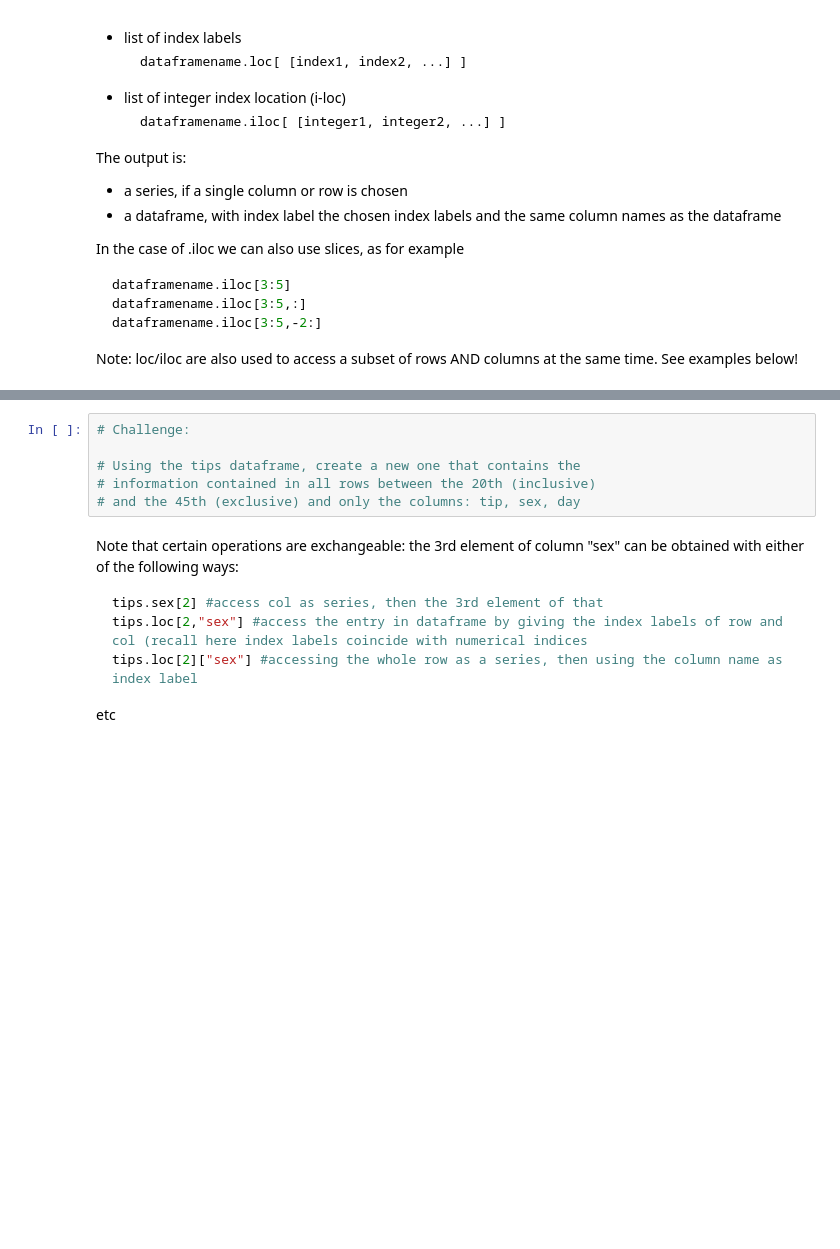
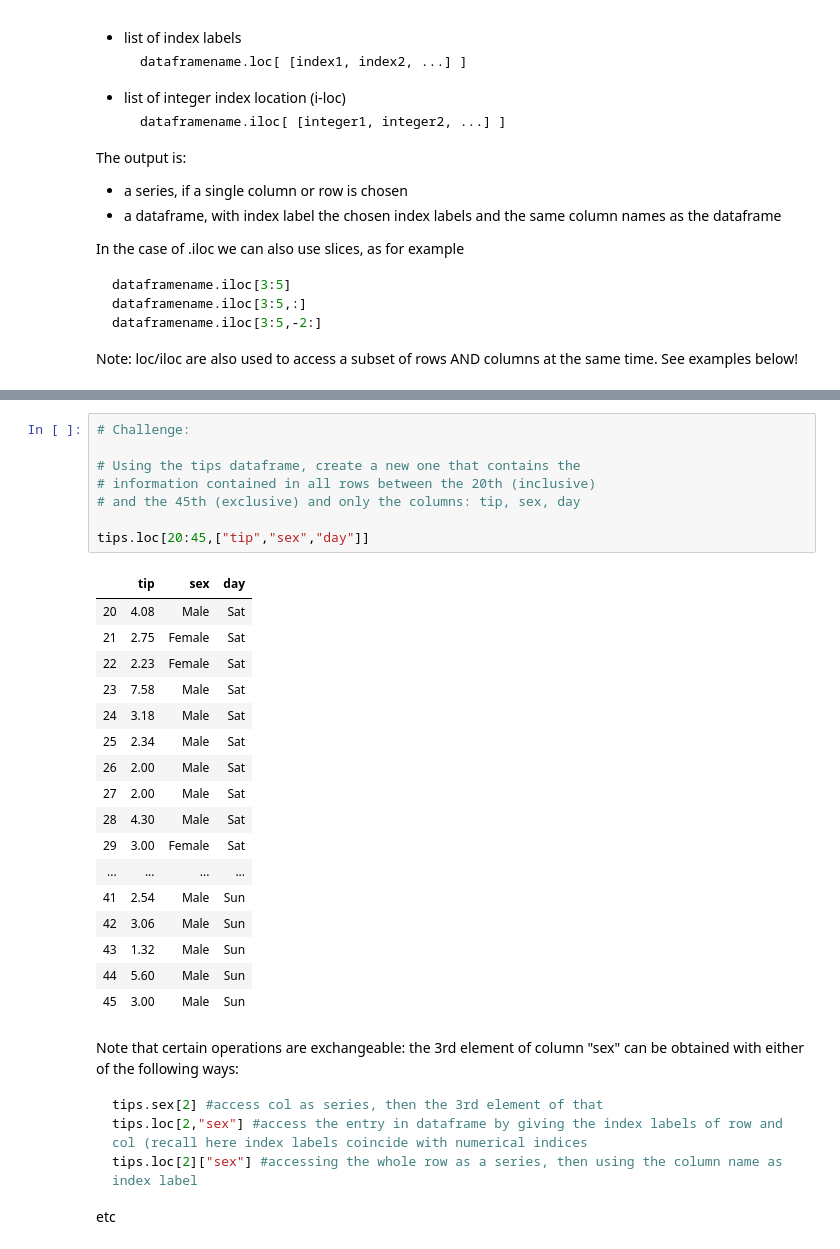
Before and after one commit to bgsedatascience/module-intro-to-pandas, a Jupyter notebook: pandas.ipynb, the cells around one changed output, grey strips where cells are left out. Drawn from its saved outputs; the diff is of its cells as text; blank space fills up the shorter version.

````diff
--- a/pandas.ipynb
+++ b/pandas.ipynb
@@ -401,9 +524,29 @@ tips.iloc[[1,3], 2:]
 # %%
 # Challenge:
 
 # Using the tips dataframe, create a new one that contains the
 # information contained in all rows between the 20th (inclusive)
 # and the 45th (exclusive) and only the columns: tip, sex, day
+
+tips.loc[20:45,["tip","sex","day"]]
+# %% [output]
+|  | tip | sex | day |
+| 20 | 4.08 | Male | Sat |
+| 21 | 2.75 | Female | Sat |
+| 22 | 2.23 | Female | Sat |
+| 23 | 7.58 | Male | Sat |
+| 24 | 3.18 | Male | Sat |
+| 25 | 2.34 | Male | Sat |
+| 26 | 2.00 | Male | Sat |
+| 27 | 2.00 | Male | Sat |
+| 28 | 4.30 | Male | Sat |
+| 29 | 3.00 | Female | Sat |
+| ... | ... | ... | ... |
+| 41 | 2.54 | Male | Sun |
+| 42 | 3.06 | Male | Sun |
+| 43 | 1.32 | Male | Sun |
+| 44 | 5.60 | Male | Sun |
+| 45 | 3.00 | Male | Sun |
 # %% [markdown]
 Note that certain operations are exchangeable: the 3rd element of column "sex" can be obtained with either of the following ways:
 ```python
````
Also changed, not shown: parts of 41 cells of this notebook.
